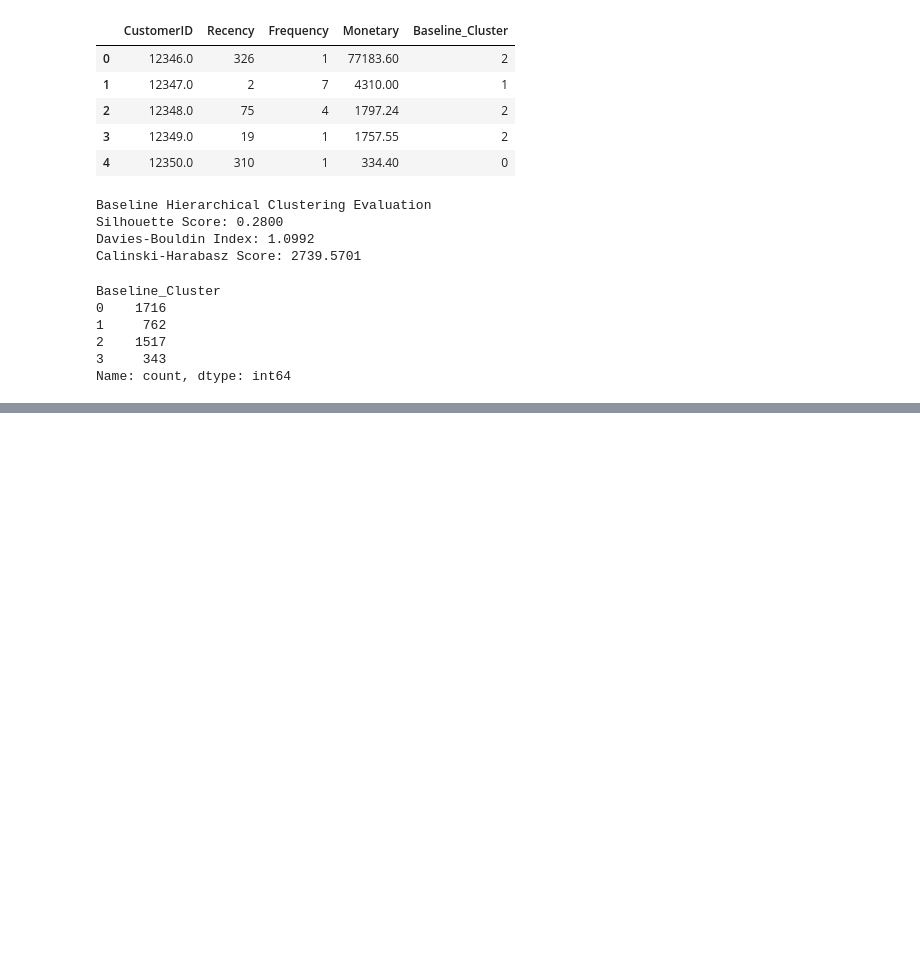
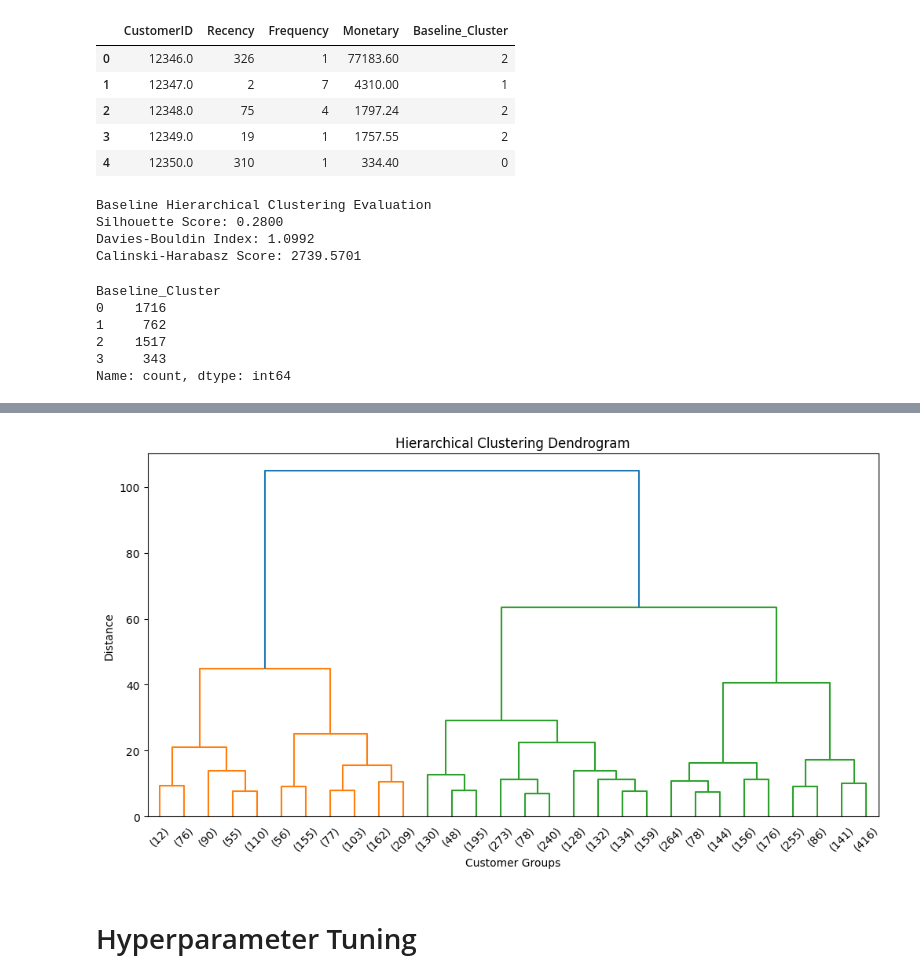
Before and after one commit to greeshavaishnavi09/E-Commerce_Customer_Segmentation, a Jupyter notebook: research/06_hierarchical_clustering.ipynb, the cells around one changed output, grey strips where cells are left out. Cells and saved outputs as stored; diff of their text form; code cells hidden in the pictures; blank space fills up the shorter version.

```diff
--- a/research/06_hierarchical_clustering.ipynb
+++ b/research/06_hierarchical_clustering.ipynb
@@ -222,0 +318,27 @@ Name: count, dtype: int64
+# %%
+# Create hierarchical linkage matrix
+
+linkage_matrix = linkage(
+    X_scaled,
+    method="ward"
+)
+# %%
+# Plot dendrogram
+
+plt.figure(figsize=(12, 6))
+
+dendrogram(
+    linkage_matrix,
+    truncate_mode="lastp",
+    p=30
+)
+
+plt.xlabel("Customer Groups")
+plt.ylabel("Distance")
+plt.title("Hierarchical Clustering Dendrogram")
+
+plt.show()
+# %% [output]
+[figure, added]
+# %% [markdown]
+# Hyperparameter Tuning
```
Also changed, not shown: parts of 28 cells of this notebook.
